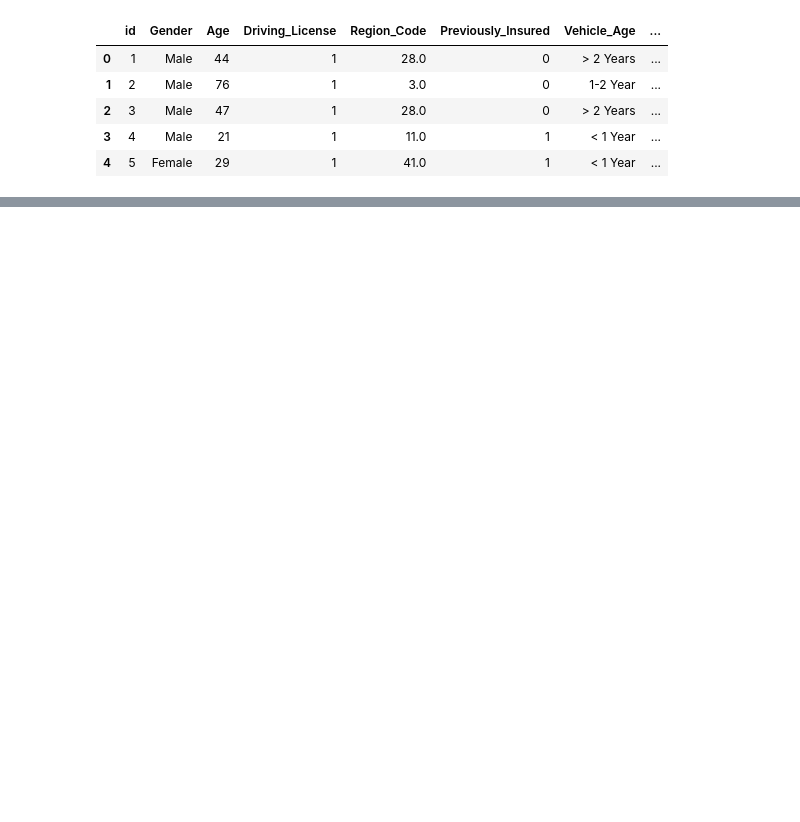
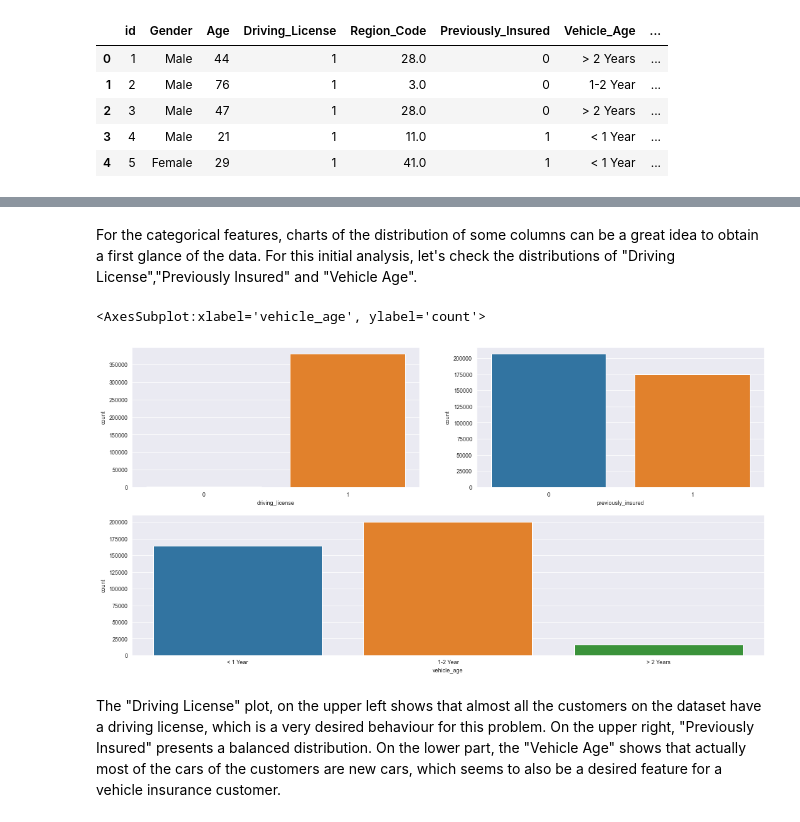
Before and after one commit to andre-ls/insurance-cross-sell, a Jupyter notebook: Code/main_notebook.ipynb, the cells around one changed output, grey strips where cells are left out. Saved outputs shown, nothing was run; the diff lists cells and outputs as text; code cells hidden in the pictures; blank space fills up the shorter version.

Commit message:
Data Description Added

```diff
--- a/Code/main_notebook.ipynb
+++ b/Code/main_notebook.ipynb
@@ -24,0 +31,3 @@ data.head()
+# %%
+lower = lambda x: x.lower()
+data.columns = list(map(lower,data.columns))
@@ -24,0 +103,18 @@ data.head()
+# %% [markdown]
+For the categorical features, charts of the distribution of some columns can be a great idea to obtain a first glance of the data. For this initial analysis, let's check the distributions of "Driving License","Previously Insured" and "Vehicle Age".
+# %%
+grid = plt.GridSpec(2,2)
+
+plt.subplot(grid[0,0])
+sns.countplot(x='driving_license',data=data)
+
+plt.subplot(grid[0,1])
+sns.countplot(x='previously_insured',data=data)
+
+plt.subplot(grid[1,:])
+sns.countplot(data['vehicle_age'],order=['< 1 Year','1-2 Year','> 2 Years'])
+# %% [output]
+<AxesSubplot:xlabel='vehicle_age', ylabel='count'>
+[figure, added]
+# %% [markdown]
+The "Driving License" plot, on the upper left shows that almost all the customers on the dataset have a driving license, which is a very desired behaviour for this problem. On the upper right, "Previously Insured" presents a balanced distribution. On the lower part, the "Vehicle Age" shows that actually most of the cars of the customers are new cars, which seems to also be a desired feature for a vehicle insurance customer.
```
Also changed, not shown: parts of 19 cells of this notebook.
